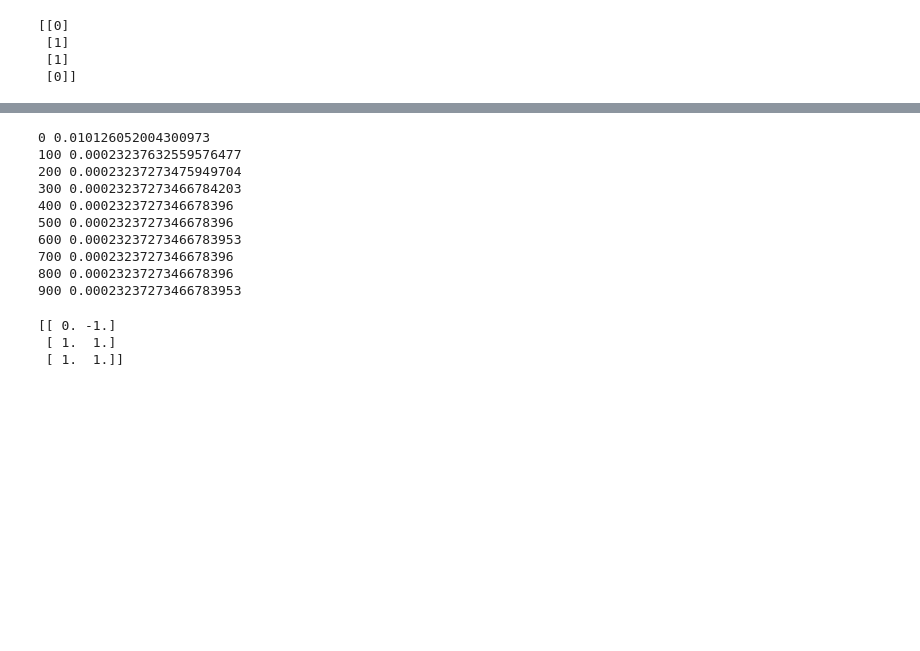
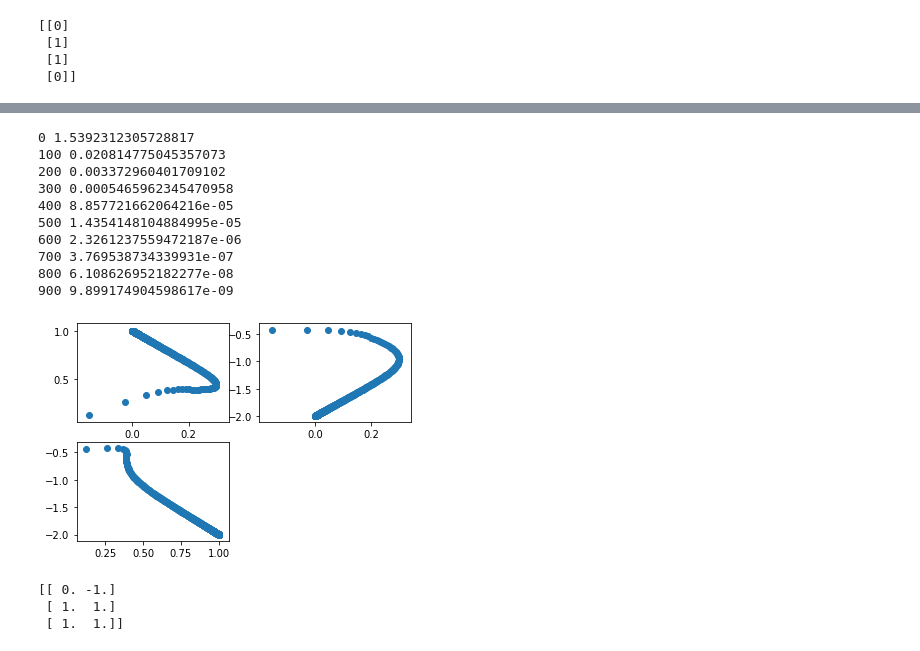
Before and after one commit to adammoss/MLiS2, a Jupyter notebook: intro/backprop.ipynb, the cells around one changed output, grey strips where cells are left out. Cells and saved outputs as stored; diff of their text form; code cells hidden in the pictures; blank space fills up the shorter version.

```diff
--- a/intro/backprop.ipynb
+++ b/intro/backprop.ipynb
@@ -75,7 +85,12 @@ plt.show()
 # %%
+num_epochs = 1000
 m = MLP()
 m.weights_1 = np.array([[0, -1], [1,1], [1,1]], dtype=np.float)
-m.weights_2 = np.array([[0], [1], [-2]], dtype=np.float) + 0.1 * np.random.normal(size=(3,1))
+#m.weights_2 = np.array([[0], [1], [-2]], dtype=np.float)
+#m.weights_2[0, 0] = 1.0
+#m.weights_2[1, 0] = 0.0
+#m.weights_2[2, 0] = 0.0
+weights_2_history = []
 for epoch in range(num_epochs):
   # Do forward pass
   z_1, a_1, z_2, a_2 = m.forward(X)
@@ -83,47 +98,35 @@ for epoch in range(num_epochs):
   if epoch % 100 == 0:
     print(epoch, loss)
   # Delta_2_1 has shape(4, 1)
-  delta_2_1 = 0.5 * a_2 * ( a_2 - Y)
-  #print(a_1.shape)
-  #print(a_2.shape)
-  #print(delta_2_1.shape)
-
-  #print(delta_2_1[:, 0] * a_1[:, 1])
-
+  delta_2_1 = 0.5 * ( a_2 - Y)
+  # Sum up over training examples
   m.weights_2[0, 0] -= learning_rate * np.sum(delta_2_1[:, 0])
-  #m.weights_2[1, 0] -= learning_rate * np.sum(delta_2_1[:, 0] * a_1[:, 0])
-  #m.weights_2[2, 0] -= learning_rate * np.sum(delta_2_1[:, 0] * a_1[:, 1])
-
-  #print(m.weights_2)
-
-  #loss = 0
-  #delta_2_1 = 0
-  #delta_1_1 = 0
-  #delta_1_2 = 0
-  #for i in range(4):
-  #  x = X[i, :]
-  #  y = Y[i]
-  #  z_1, a_1, z_2, a_2 = m.forward(X)
-  #  delta = 0.5 * a_2 * ( a_2 - y)
-  #  delta_2_1 += delta
-  #  #print(delta_2)
-  #  delta_1_1 += delta * w[1, 0] * np.heaviside(z_1[0], 0) * a_1[0]
-  #  delta_1_2 += delta * w[2, 0] * np.heaviside(z_1[1], 0) * a_1[1]
-  #  print(delta_2_1, delta_1_1, delta_1_2)
-  #w[0, 0] -= learning_rate * delta_2_1
-  #w[1, 0] -= learning_rate * delta_1_1
-  #m.weights_2[2, 0] -= learning_rate * delta_1_2
+  m.weights_2[1, 0] -= learning_rate * np.sum(delta_2_1[:, 0] * a_1[:, 0])
+  m.weights_2[2, 0] -= learning_rate * np.sum(delta_2_1[:, 0] * a_1[:, 1])
+  weights_2_history.append(np.copy(m.weights_2))
+weights_2_history = np.array(weights_2_history)
 # %% [output]
-0 0.010126052004300973
-100 0.00023237632559576477
-200 0.00023237273475949704
-300 0.00023237273466784203
-400 0.0002323727346678396
-500 0.0002323727346678396
-600 0.00023237273466783953
-700 0.0002323727346678396
-800 0.0002323727346678396
-900 0.00023237273466783953
+0 1.5392312305728817
+100 0.020814775045357073
+200 0.003372960401709102
+300 0.0005465962345470958
+400 8.857721662064216e-05
+500 1.4354148104884995e-05
+600 2.3261237559472187e-06
+700 3.769538734339931e-07
+800 6.108626952182277e-08
+900 9.899174904598617e-09
+# %%
+plt.figure()
+ax = plt.subplot(2, 2, 1)
+ax.scatter(weights_2_history[:, 0, 0], weights_2_history[:, 1, 0])
+ax = plt.subplot(2, 2, 2)
+ax.scatter(weights_2_history[:, 0, 0], weights_2_history[:, 2, 0])
+ax = plt.subplot(2, 2, 3)
+ax.scatter(weights_2_history[:, 1, 0], weights_2_history[:, 2, 0])
+plt.show()
+# %% [output]
+[figure, added]
 # %%
 print(m.weights_1)
 # %% [output]
```
Also changed, not shown: parts of 4 cells of this notebook.
